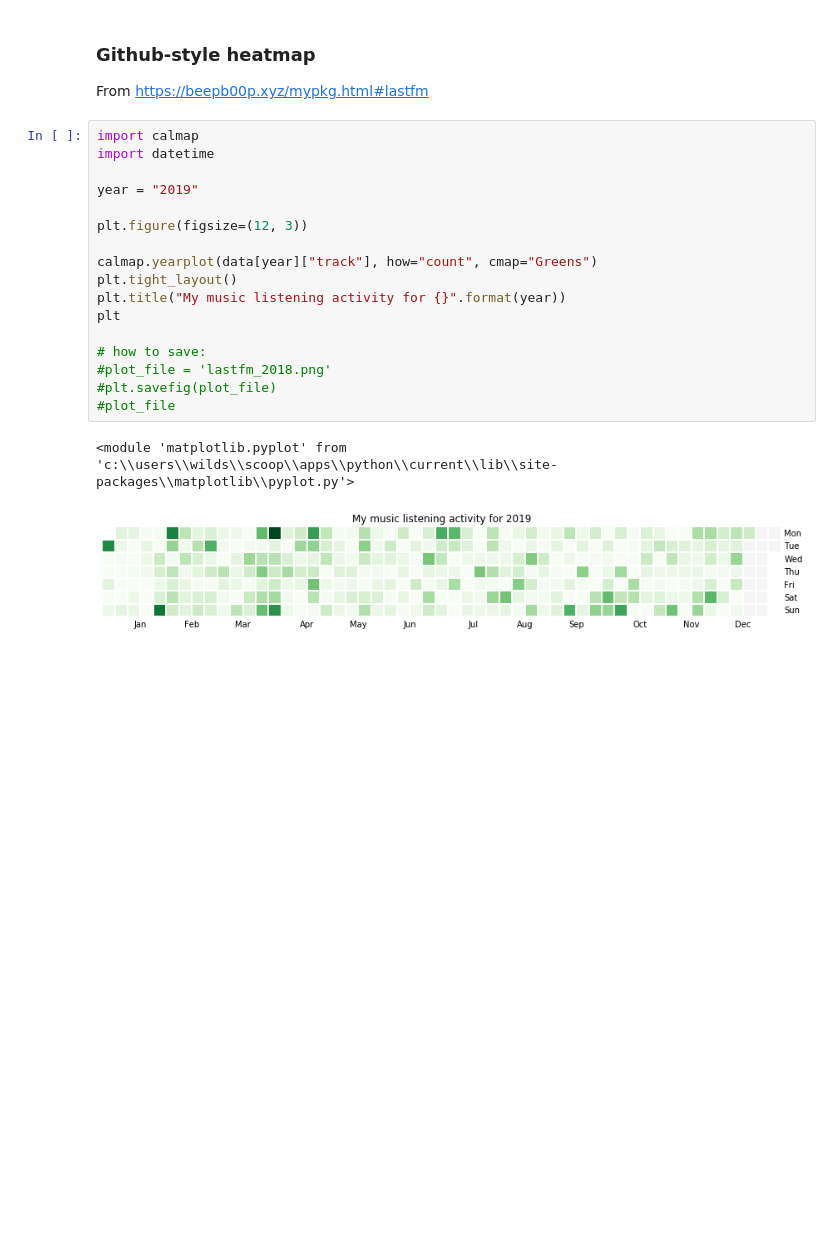
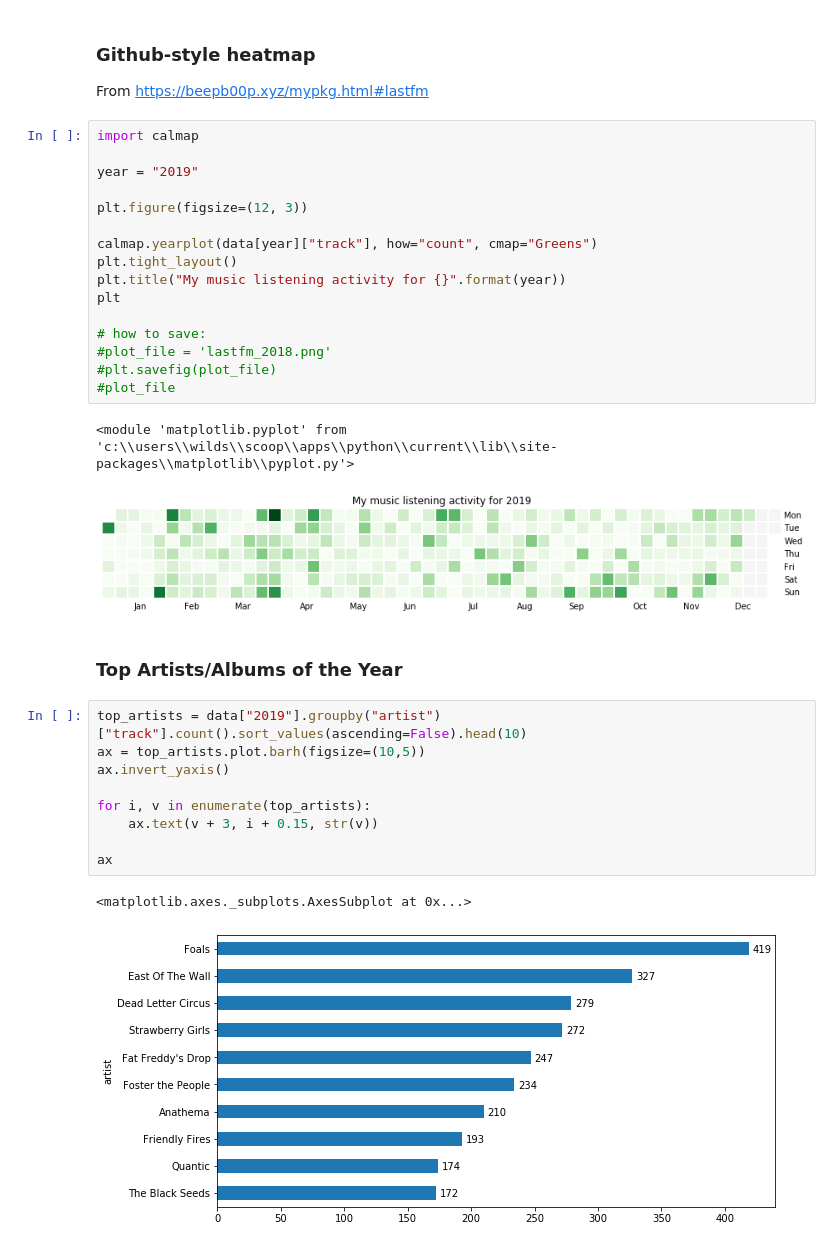
Before and after one commit to m-wild/my, a Jupyter notebook: music/lastfm.ipynb, the cells around one changed output. Cells and saved outputs as stored; diff of their text form; blank space fills up the shorter version.

```diff
--- a/music/lastfm.ipynb
+++ b/music/lastfm.ipynb
@@ -57,7 +68,6 @@ data.resample("Y")["track"].count().plot.barh()
 From https://beepb00p.xyz/mypkg.html#lastfm
 # %%
 import calmap
-import datetime
 
 year = "2019"
 
@@ -75,3 +85,17 @@ plt
 # %% [output]
 <module 'matplotlib.pyplot' from 'c:\\users\\wilds\\scoop\\apps\\python\\current\\lib\\site-packages\\matplotlib\\pyplot.py'>
 [figure]
+# %% [markdown]
+### Top Artists/Albums of the Year
+# %%
+top_artists = data["2019"].groupby("artist")["track"].count().sort_values(ascending=False).head(10)
+ax = top_artists.plot.barh(figsize=(10,5))
+ax.invert_yaxis()
+
+for i, v in enumerate(top_artists):
+    ax.text(v + 3, i + 0.15, str(v))
+
+ax
+# %% [output]
+<matplotlib.axes._subplots.AxesSubplot at 0x...>
+[figure, added]
```
Also changed, not shown: parts of 7 cells of this notebook, 4 other files.
